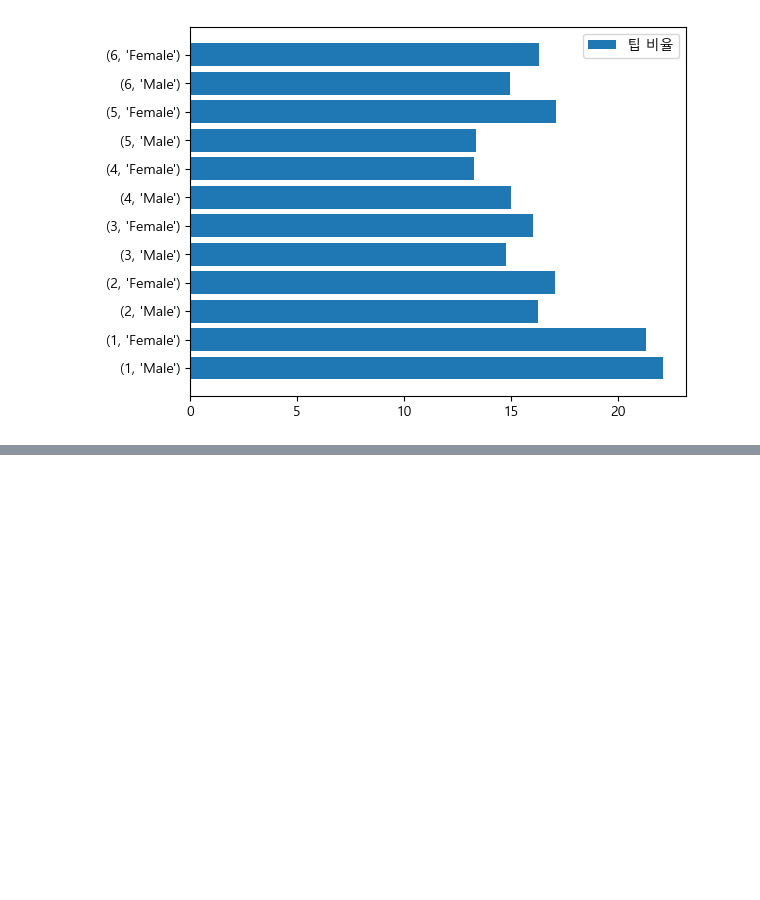
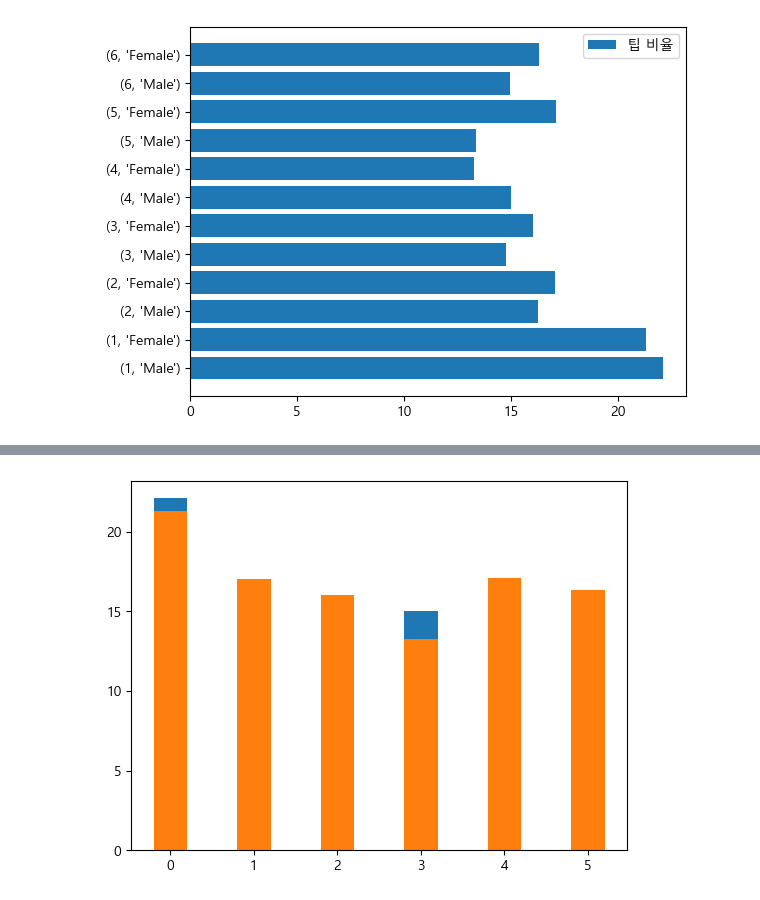
Before and after one commit to sejinhwang97ko/2023prac, a Jupyter notebook: 20230412/01_tips.ipynb, the cells around one changed output, grey strips where cells are left out. Saved outputs shown, nothing was run; the diff lists cells and outputs as text; code cells hidden in the pictures; blank space fills up the shorter version.

```diff
--- a/20230412/01_tips.ipynb
+++ b/20230412/01_tips.ipynb
@@ -124,0 +199,11 @@ plt.show()
+# %%
+x = list(range(0, len(male_data.index),  1))
+y = male_data['팁 비율']
+x2 = list(range(0, len(female_data.index),  1))
+y2 = female_data['팁 비율']
+
+plt.bar(x,y, label = '팁 비율', width=0.4)
+plt.bar(x2,y2, label = '팁 비율', width=0.4)
+plt.show()
+# %% [output]
+[figure, added]
```
Also changed, not shown: parts of 8 cells of this notebook, 1 other file.
